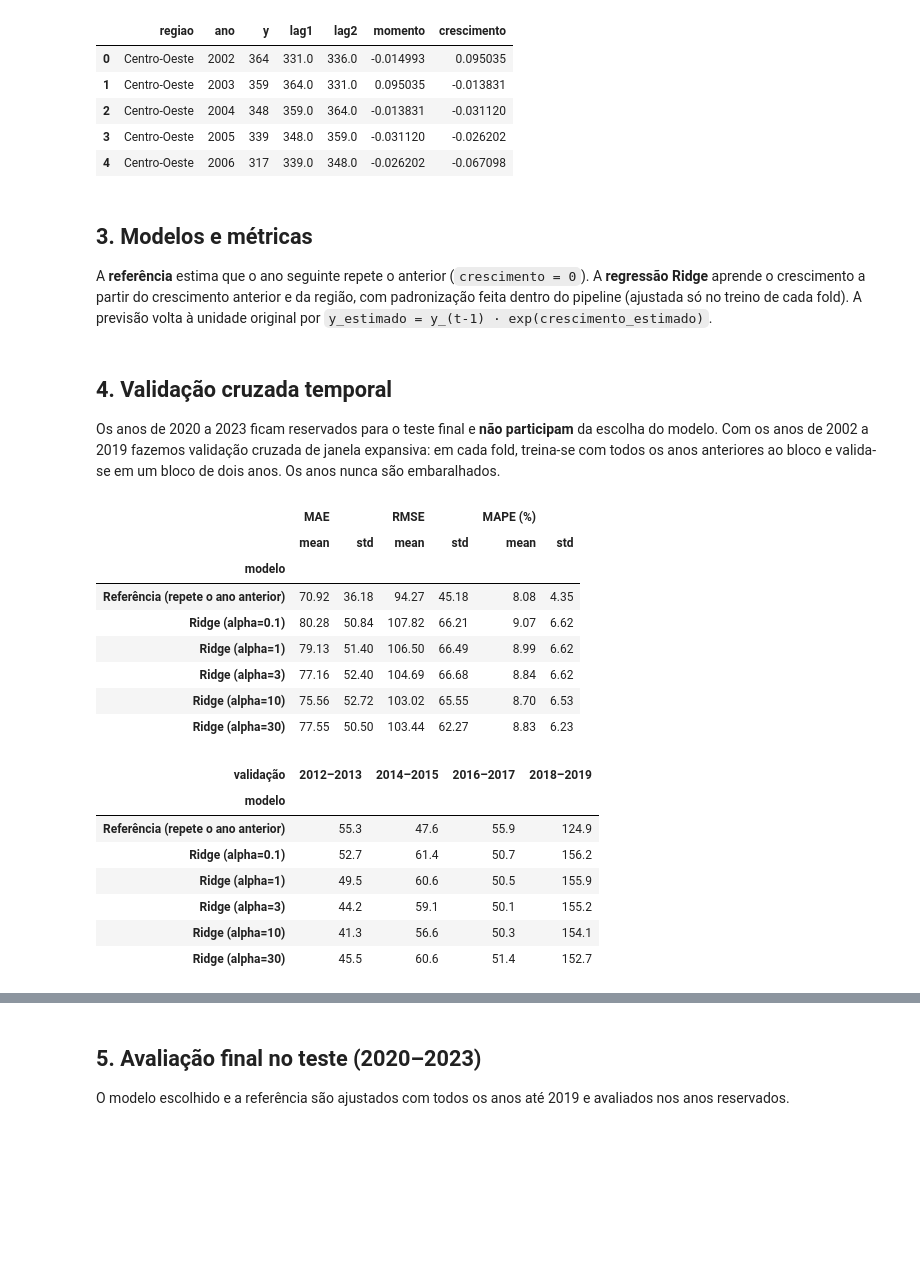
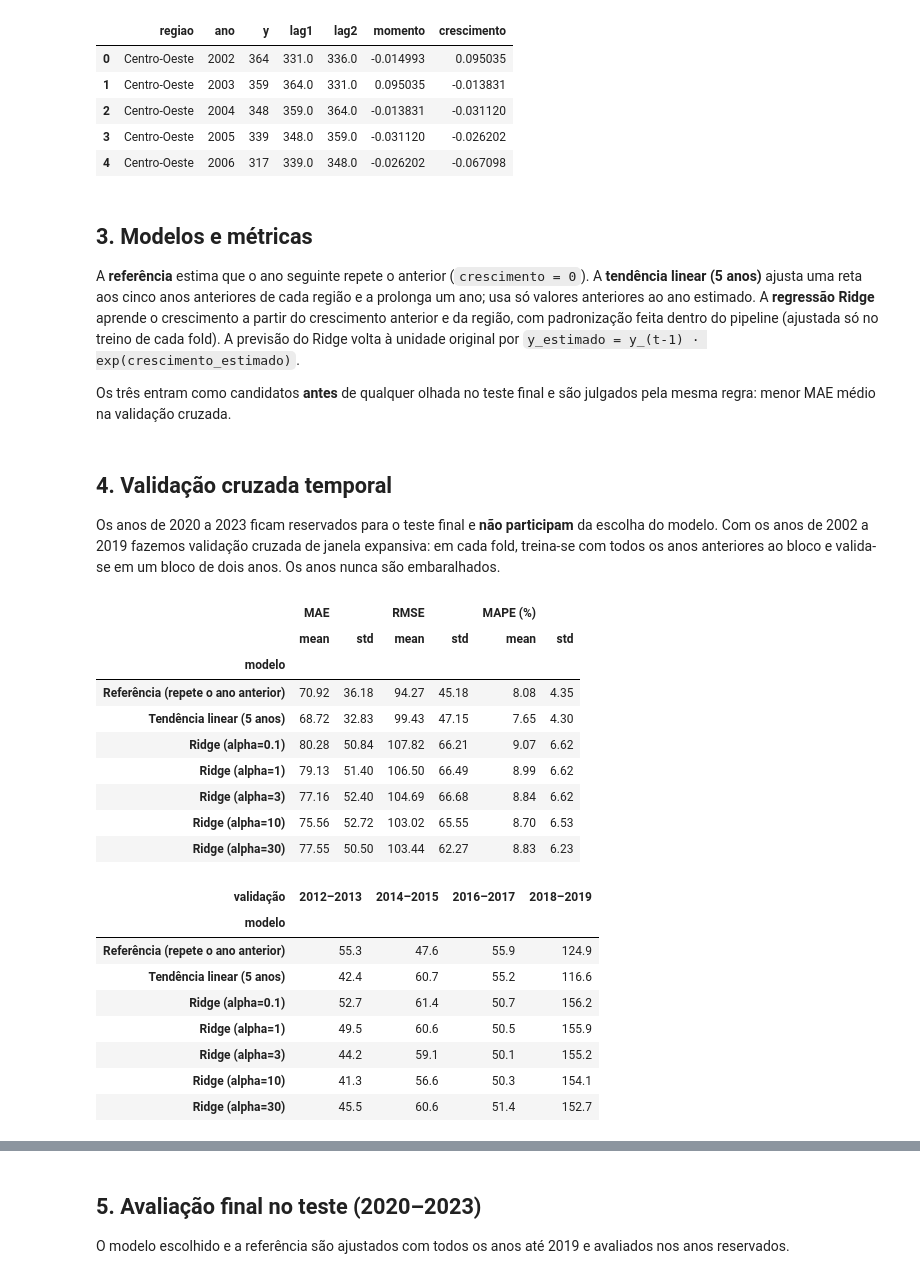
Before and after one commit to BrunoSalau/Projeto-Integrador, a Jupyter notebook: dataScience/data-science/notebook_modelagem.ipynb, the cells around one changed output, grey strips where cells are left out. Cells and saved outputs as stored; diff of their text form; code cells hidden in the pictures; blank space fills up the shorter version.

```diff
--- a/dataScience/data-science/notebook_modelagem.ipynb
+++ b/dataScience/data-science/notebook_modelagem.ipynb
@@ -79,7 +79,9 @@ base[['regiao', 'ano', 'y', 'lag1', 'lag2', 'momento', 'crescimento']].head()
 | 4 | Centro-Oeste | 2006 | 317 | 339.0 | 348.0 | -0.026202 | -0.067098 |
 # %% [markdown]
 ## 3. Modelos e métricas
-A **referência** estima que o ano seguinte repete o anterior (`crescimento = 0`). A **regressão Ridge** aprende o crescimento a partir do crescimento anterior e da região, com padronização feita dentro do pipeline (ajustada só no treino de cada fold). A previsão volta à unidade original por `y_estimado = y_(t-1) · exp(crescimento_estimado)`.
+A **referência** estima que o ano seguinte repete o anterior (`crescimento = 0`). A **tendência linear (5 anos)** ajusta uma reta aos cinco anos anteriores de cada região e a prolonga um ano; usa só valores anteriores ao ano estimado. A **regressão Ridge** aprende o crescimento a partir do crescimento anterior e da região, com padronização feita dentro do pipeline (ajustada só no treino de cada fold). A previsão do Ridge volta à unidade original por `y_estimado = y_(t-1) · exp(crescimento_estimado)`.
+
+Os três entram como candidatos **antes** de qualquer olhada no teste final e são julgados pela mesma regra: menor MAE médio na validação cruzada.
 # %%
 def metricas(y, yhat):
     erro = yhat - y
@@ -102,33 +104,47 @@ def prever_ridge(alpha):
         m = criar_ridge(alpha).fit(treino[COLUNAS], treino['crescimento'])
         return alvo['lag1'].to_numpy() * np.exp(m.predict(alvo[COLUNAS]))
     return f
+SERIE = {r: g.set_index('ano')['y'].astype(float) for r, g in d.groupby('regiao')}
+
+def prever_tendencia(k):
+    # reta ajustada aos k anos anteriores de cada região; só usa anos < ano estimado
+    def f(treino, alvo):
+        saida = []
+        for regiao, ano in zip(alvo['regiao'], alvo['ano']):
+            anos = np.arange(ano - k, ano)
+            coef = np.polyfit(anos, SERIE[regiao].loc[anos].to_numpy(), 1)
+            saida.append(np.polyval(coef, ano))
+        return np.array(saida)
+    return f
 # %% [markdown]
 ## 4. Validação cruzada temporal
 Os anos de 2020 a 2023 ficam reservados para o teste final e **não participam** da escolha do modelo. Com os anos de 2002 a 2019 fazemos validação cruzada de janela expansiva: em cada fold, treina-se com todos os anos anteriores ao bloco e valida-se em um bloco de dois anos. Os anos nunca são embaralhados.
 # %%
 ANO_TESTE = 2020
 treino_total = base[base['ano'] < ANO_TESTE]
 teste = base[base['ano'] >= ANO_TESTE]
 folds = [(2012, 2013), (2014, 2015), (2016, 2017), (2018, 2019)]
-candidatos = {'Referência (repete o ano anterior)': prever_referencia}
+TENDENCIA = 'Tendência linear (5 anos)'
+candidatos = {'Referência (repete o ano anterior)': prever_referencia, TENDENCIA: prever_tendencia(5)}
 for a in [0.1, 1, 3, 10, 30]:
     candidatos[f'Ridge (alpha={a})'] = prever_ridge(a)
 
 linhas = []
 for nome, prever in candidatos.items():
     for i, (ini, fim) in enumerate(folds, 1):
         tr = treino_total[treino_total['ano'] < ini]
         va = treino_total[treino_total['ano'].between(ini, fim)]
         m = metricas(va['y'].to_numpy(), prever(tr, va))
         linhas.append({'modelo': nome, 'fold': i, 'validação': f'{ini}–{fim}', 'treino até': ini - 1, **m})
 cv = pd.DataFrame(linhas)
 resumo_cv = cv.groupby('modelo', sort=False)[['MAE', 'RMSE', 'MAPE (%)']].agg(['mean', 'std']).round(2)
 resumo_cv
 # %% [output]
 |  | MAE |  | RMSE |  | MAPE (%) |  |
 |  | mean | std | mean | std | mean | std |
 | modelo |  |  |  |  |  |  |
 | Referência (repete o ano anterior) | 70.92 | 36.18 | 94.27 | 45.18 | 8.08 | 4.35 |
+| Tendência linear (5 anos) | 68.72 | 32.83 | 99.43 | 47.15 | 7.65 | 4.30 |
 | Ridge (alpha=0.1) | 80.28 | 50.84 | 107.82 | 66.21 | 9.07 | 6.62 |
 | Ridge (alpha=1) | 79.13 | 51.40 | 106.50 | 66.49 | 8.99 | 6.62 |
 | Ridge (alpha=3) | 77.16 | 52.40 | 104.69 | 66.68 | 8.84 | 6.62 |
@@ -140,6 +156,7 @@ cv.pivot(index='modelo', columns='validação', values='MAE').loc[list(candidato
 | validação | 2012–2013 | 2014–2015 | 2016–2017 | 2018–2019 |
 | modelo |  |  |  |  |
 | Referência (repete o ano anterior) | 55.3 | 47.6 | 55.9 | 124.9 |
+| Tendência linear (5 anos) | 42.4 | 60.7 | 55.2 | 116.6 |
 | Ridge (alpha=0.1) | 52.7 | 61.4 | 50.7 | 156.2 |
 | Ridge (alpha=1) | 49.5 | 60.6 | 50.5 | 155.9 |
 | Ridge (alpha=3) | 44.2 | 59.1 | 50.1 | 155.2 |
```
Also changed, not shown: parts of 11 cells of this notebook, 5 other files.
